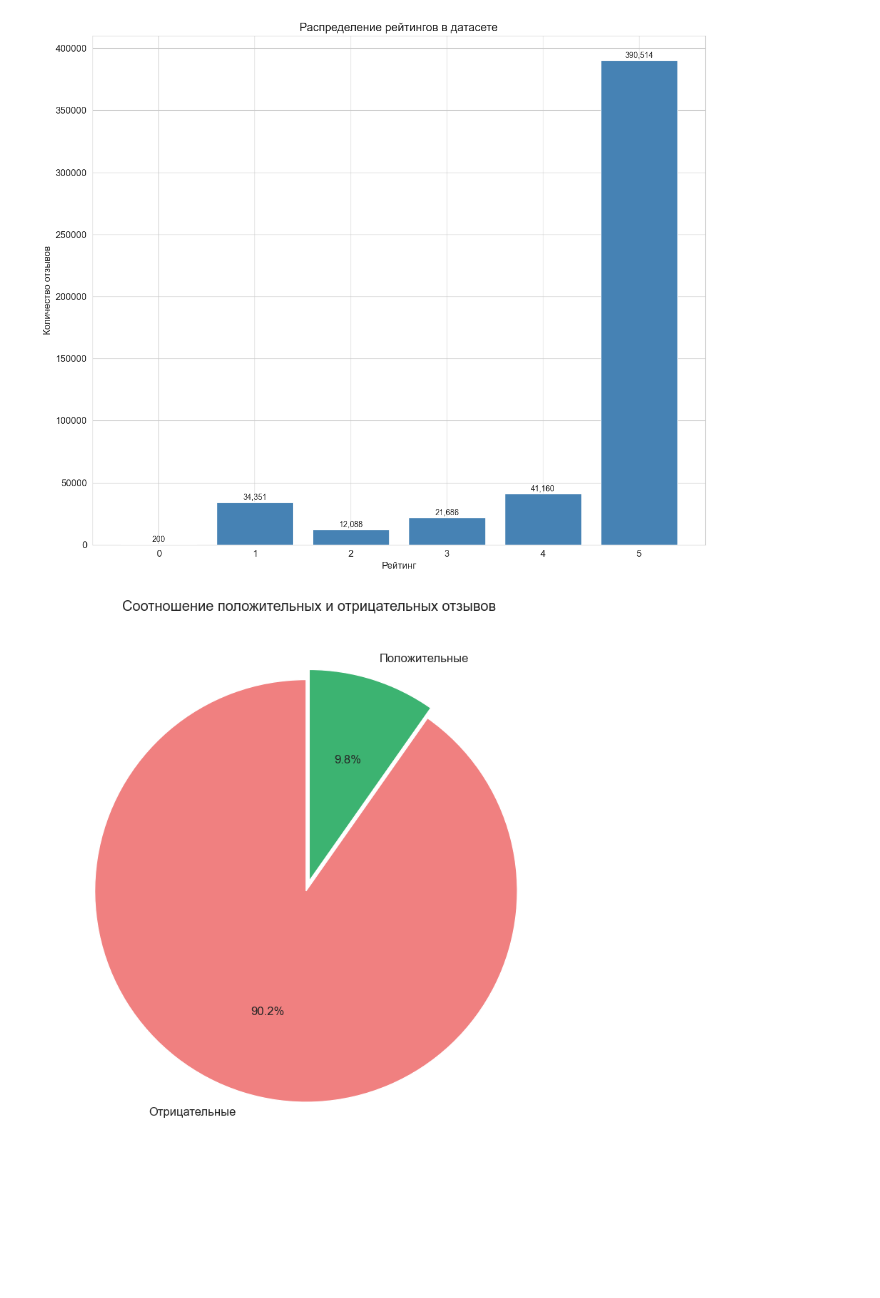
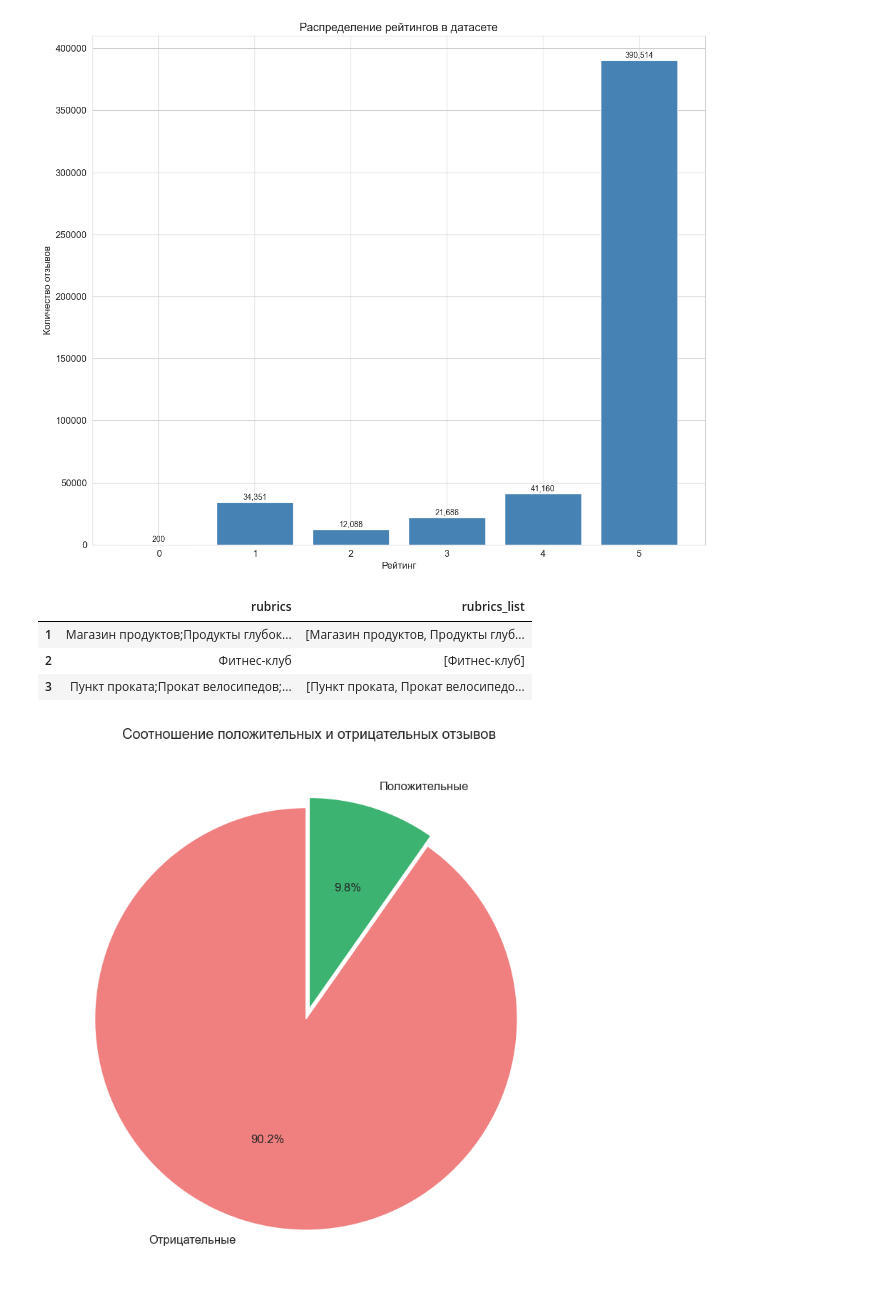
Before and after one commit to sibainu2010/skillfactory_ds, a Jupyter notebook: project_6/project_6.ipynb, the cells around one changed output. Drawn from its saved outputs; the diff is of its cells as text; code cells hidden in the pictures; blank space fills up the shorter version.

```diff
--- a/project_6/project_6.ipynb
+++ b/project_6/project_6.ipynb
@@ -126 +156,24 @@ data["rating"] = data["rating"].map(edit_target)
+# %%
+# для графиков
+def parse_rubrics(val):
+    if pd.isna(val):
+        return []
+    if isinstance(val, list):
+        return val
+    if isinstance(val, str):
+        try:
+            parsed = ast.literal_eval(val)
+            if isinstance(parsed, list):
+                return parsed
+        except (ValueError, SyntaxError):
+            return [x.strip() for x in val.split(';') if x.strip()]
+    return []
+
+data_clean['rubrics_list'] = data_clean['rubrics'].apply(parse_rubrics)
+data_clean[['rubrics', 'rubrics_list']].head(3)
+# %% [output]
+|  | rubrics | rubrics_list |
+| 1 | Магазин продуктов;Продукты глубок... | [Магазин продуктов, Продукты глуб... |
+| 2 | Фитнес-клуб | [Фитнес-клуб] |
+| 3 | Пункт проката;Прокат велосипедов;... | [Пункт проката, Прокат велосипедо... |
 # %%
```
Also changed, not shown: parts of 35 cells of this notebook, 1 other file.
